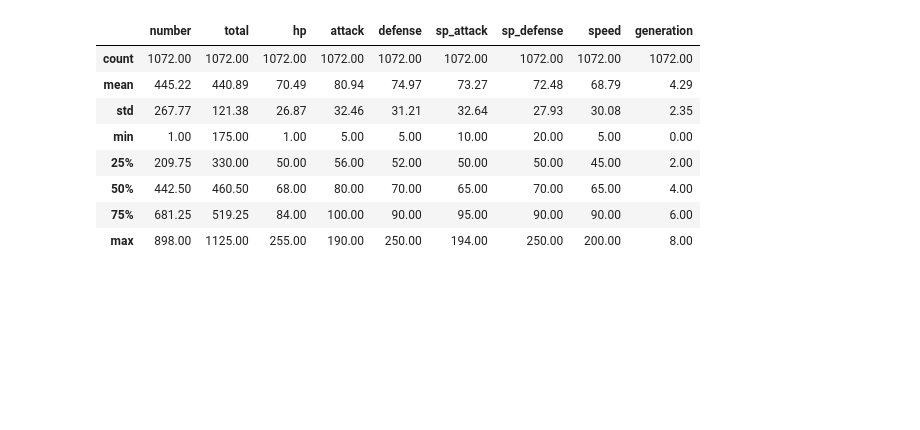
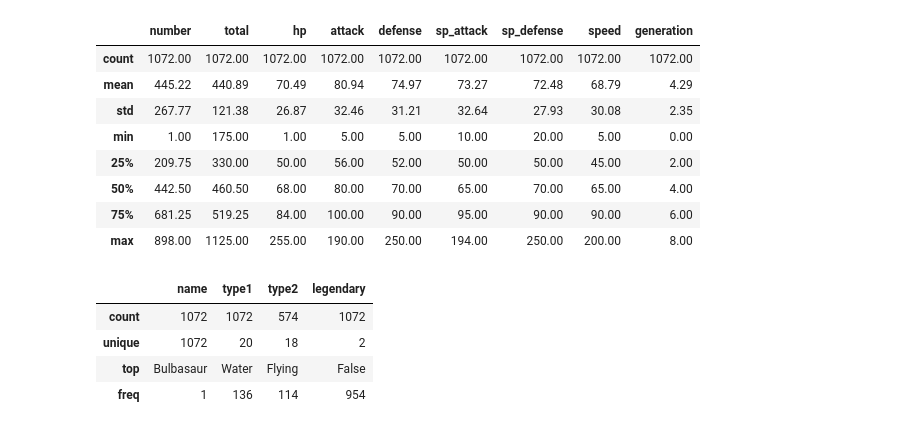
Before and after one commit to octavioduarte/DataScience, a Jupyter notebook: 08-um-pouco-sobre-o-pandas/03-importando-dados-kaggle-e-alguns-metodos-uteis-pra-usar-no-data-frame.ipynb, the cells around one changed output. Cells and saved outputs as stored; diff of their text form; code cells hidden in the pictures; blank space fills up the shorter version.

Commit message:
doc: add instrutions about read describe of columns not numerical

```diff
--- a/08-um-pouco-sobre-o-pandas/03-importando-dados-kaggle-e-alguns-metodos-uteis-pra-usar-no-data-frame.ipynb
+++ b/08-um-pouco-sobre-o-pandas/03-importando-dados-kaggle-e-alguns-metodos-uteis-pra-usar-no-data-frame.ipynb
@@ -159,3 +159,11 @@ with pd.option_context("float_format", "{:.2f}".format): # O que estiver dentro
 | 50% | 442.50 | 460.50 | 68.00 | 80.00 | 70.00 | 65.00 | 70.00 | 65.00 | 4.00 |
 | 75% | 681.25 | 519.25 | 84.00 | 100.00 | 90.00 | 95.00 | 90.00 | 90.00 | 6.00 |
 | max | 898.00 | 1125.00 | 255.00 | 190.00 | 250.00 | 194.00 | 250.00 | 200.00 | 8.00 |
+# %%
+df.describe(exclude="number") # visualizando as colunas não numéricas do DataSet.
+# %% [output]
+|  | name | type1 | type2 | legendary |
+| count | 1072 | 1072 | 574 | 1072 |
+| unique | 1072 | 20 | 18 | 2 |
+| top | Bulbasaur | Water | Flying | False |
+| freq | 1 | 136 | 114 | 954 |
```
Also changed, not shown: parts of 1 cell of this notebook.
